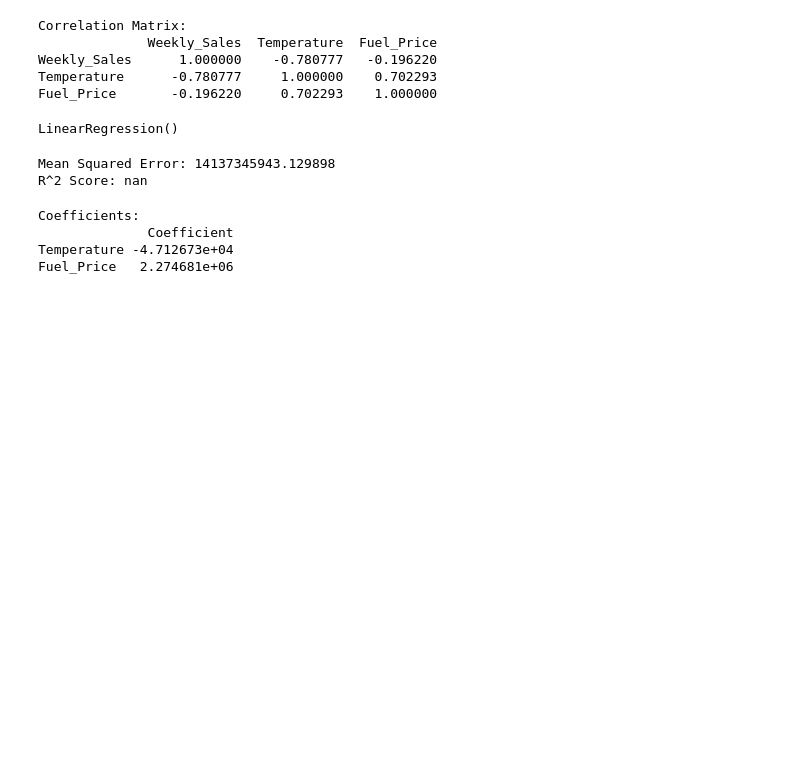
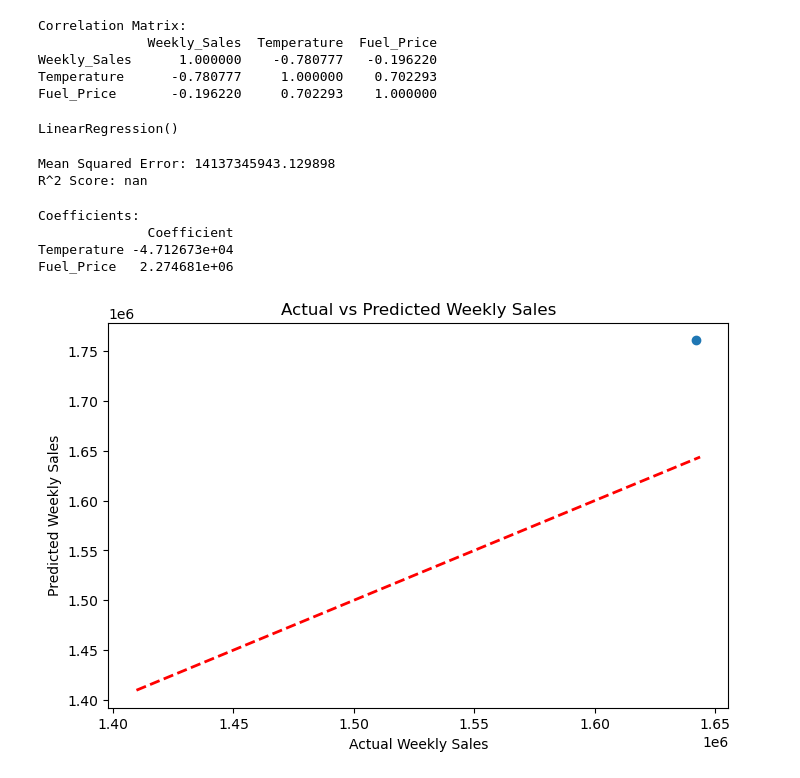
Before and after one commit to maede-na/walmart_weather, a Jupyter notebook: walmart_weather.ipynb, the cells around one changed output. Drawn from its saved outputs; the diff is of its cells as text; code cells hidden in the pictures; blank space fills up the shorter version.

```diff
--- a/walmart_weather.ipynb
+++ b/walmart_weather.ipynb
@@ -114,3 +114,14 @@ Coefficients:
               Coefficient
 Temperature -4.712673e+04
 Fuel_Price   2.274681e+06
+# %%
+# Visualize the predictions vs actual values
+plt.figure(figsize=(8, 5))
+plt.scatter(y_test, y_pred)
+plt.plot([y.min(), y.max()], [y.min(), y.max()], 'r--', lw=2)
+plt.xlabel('Actual Weekly Sales')
+plt.ylabel('Predicted Weekly Sales')
+plt.title('Actual vs Predicted Weekly Sales')
+plt.show()
+# %% [output]
+[figure, added]
```
